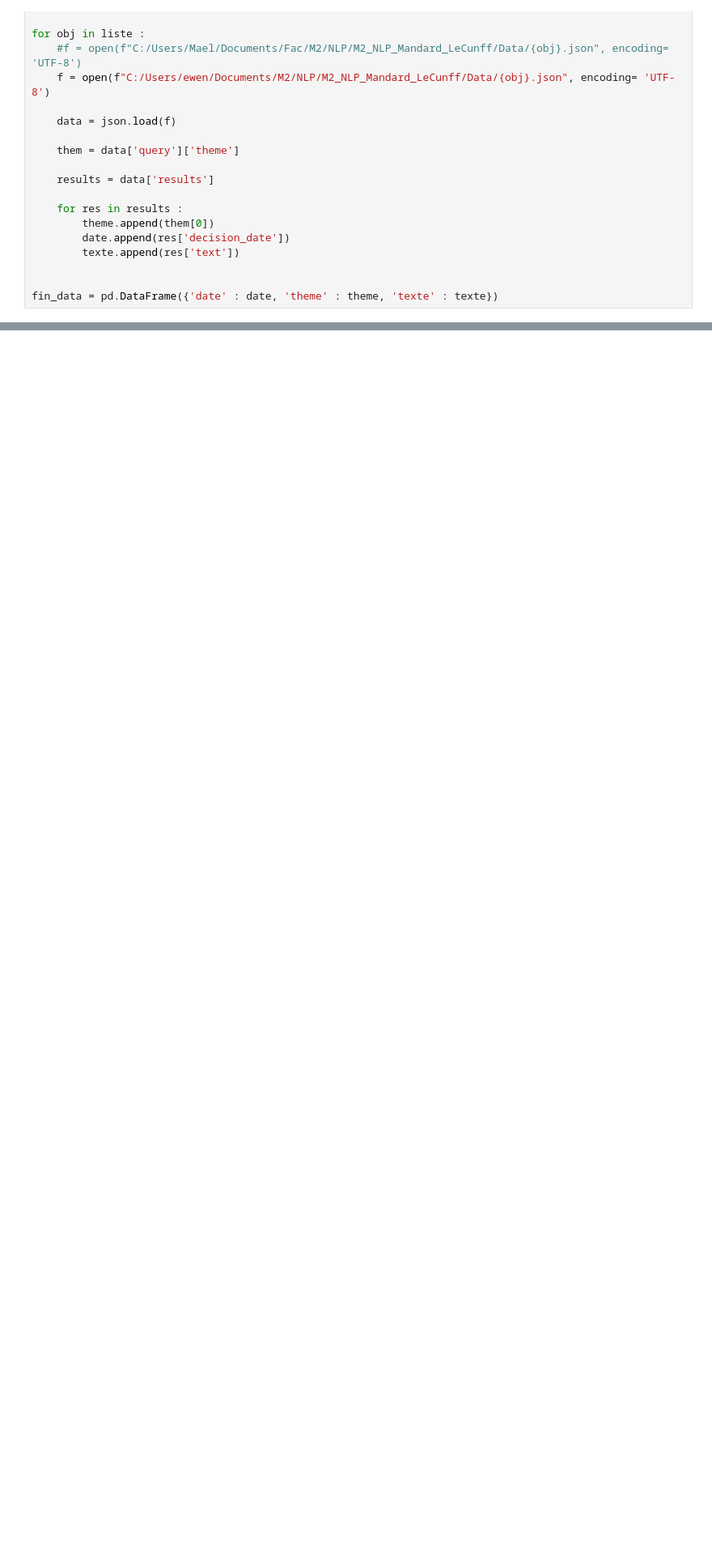
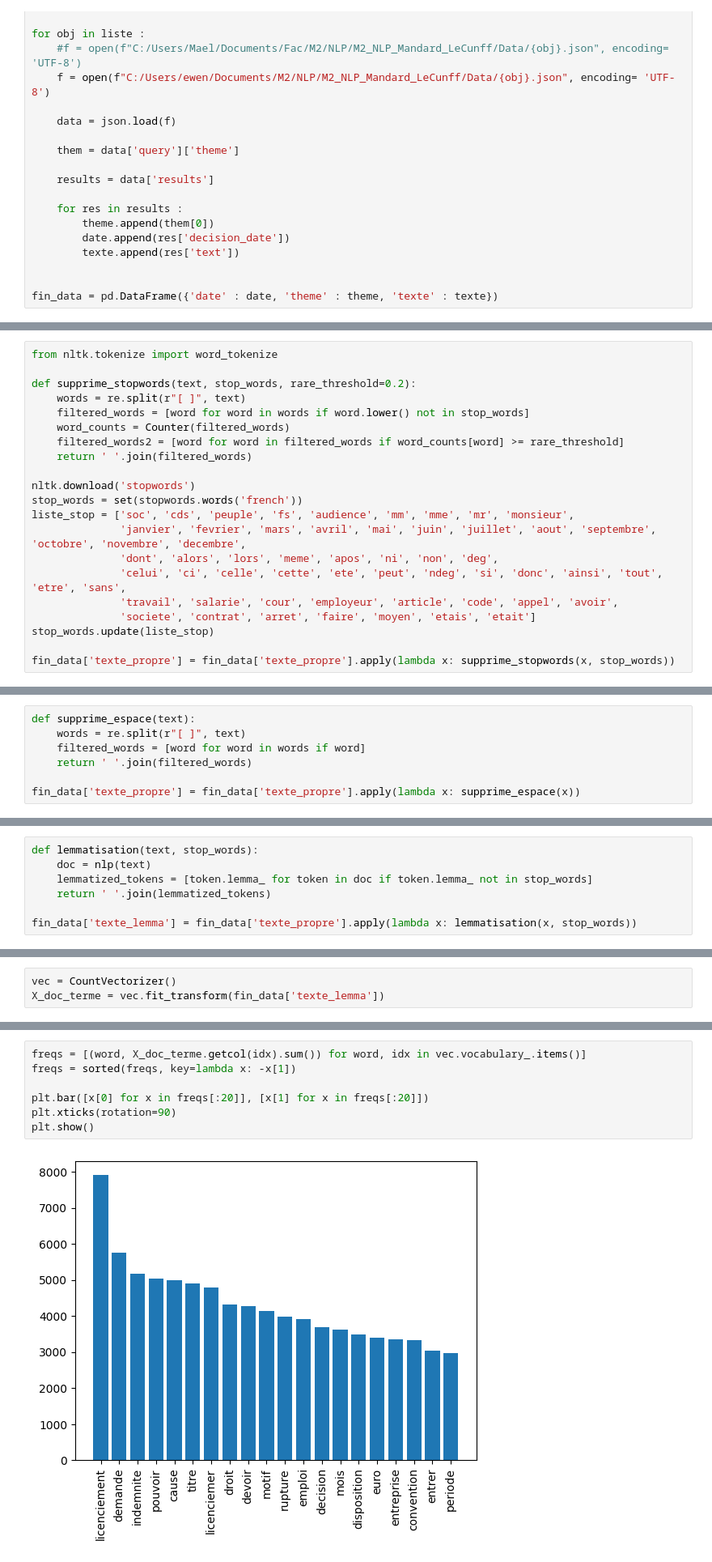
Before and after one commit to elecunff/M2_NLP_Mandard_LeCunff, a Jupyter notebook: Script/NLP.ipynb, the cells around one changed output, grey strips where cells are left out. Shown at 81% size. Saved outputs shown, nothing was run; the diff lists cells and outputs as text; blank space fills up the shorter version.

```diff
--- a/Script/NLP.ipynb
+++ b/Script/NLP.ipynb
@@ -103,0 +112,21 @@ print(fin_data['texte'][550])
+# %%
+from nltk.tokenize import word_tokenize
+
+def supprime_stopwords(text, stop_words, rare_threshold=0.2):
+    words = re.split(r"[ ]", text)
+    filtered_words = [word for word in words if word.lower() not in stop_words]
+    word_counts = Counter(filtered_words)
+    filtered_words2 = [word for word in filtered_words if word_counts[word] >= rare_threshold]
+    return ' '.join(filtered_words)
+
+nltk.download('stopwords')
+stop_words = set(stopwords.words('french'))
+liste_stop = ['soc', 'cds', 'peuple', 'fs', 'audience', 'mm', 'mme', 'mr', 'monsieur',
+              'janvier', 'fevrier', 'mars', 'avril', 'mai', 'juin', 'juillet', 'aout', 'septembre', 'octobre', 'novembre', 'decembre',
+              'dont', 'alors', 'lors', 'meme', 'apos', 'ni', 'non', 'deg',
+              'celui', 'ci', 'celle', 'cette', 'ete', 'peut', 'ndeg', 'si', 'donc', 'ainsi', 'tout', 'etre', 'sans',
+              'travail', 'salarie', 'cour', 'employeur', 'article', 'code', 'appel', 'avoir',
+              'societe', 'contrat', 'arret', 'faire', 'moyen', 'etais', 'etait']
+stop_words.update(liste_stop)
+
+fin_data['texte_propre'] = fin_data['texte_propre'].apply(lambda x: supprime_stopwords(x, stop_words))
@@ -103,0 +139,7 @@ print(fin_data['texte'][550])
+# %%
+def supprime_espace(text):
+    words = re.split(r"[ ]", text)
+    filtered_words = [word for word in words if word]
+    return ' '.join(filtered_words)
+
+fin_data['texte_propre'] = fin_data['texte_propre'].apply(lambda x: supprime_espace(x))
@@ -103,0 +148,7 @@ print(fin_data['texte'][550])
+# %%
+def lemmatisation(text, stop_words):
+    doc = nlp(text)
+    lemmatized_tokens = [token.lemma_ for token in doc if token.lemma_ not in stop_words]
+    return ' '.join(lemmatized_tokens)
+
+fin_data['texte_lemma'] = fin_data['texte_propre'].apply(lambda x: lemmatisation(x, stop_words))
@@ -115,0 +177,3 @@ plt.show()
+# %%
+vec = CountVectorizer()
+X_doc_terme = vec.fit_transform(fin_data['texte_lemma'])
@@ -115,0 +182,9 @@ plt.show()
+# %%
+freqs = [(word, X_doc_terme.getcol(idx).sum()) for word, idx in vec.vocabulary_.items()]
+freqs = sorted(freqs, key=lambda x: -x[1])
+
+plt.bar([x[0] for x in freqs[:20]], [x[1] for x in freqs[:20]])
+plt.xticks(rotation=90)
+plt.show()
+# %% [output]
+[figure, added]
```
Also changed, not shown: parts of 56 cells of this notebook.
